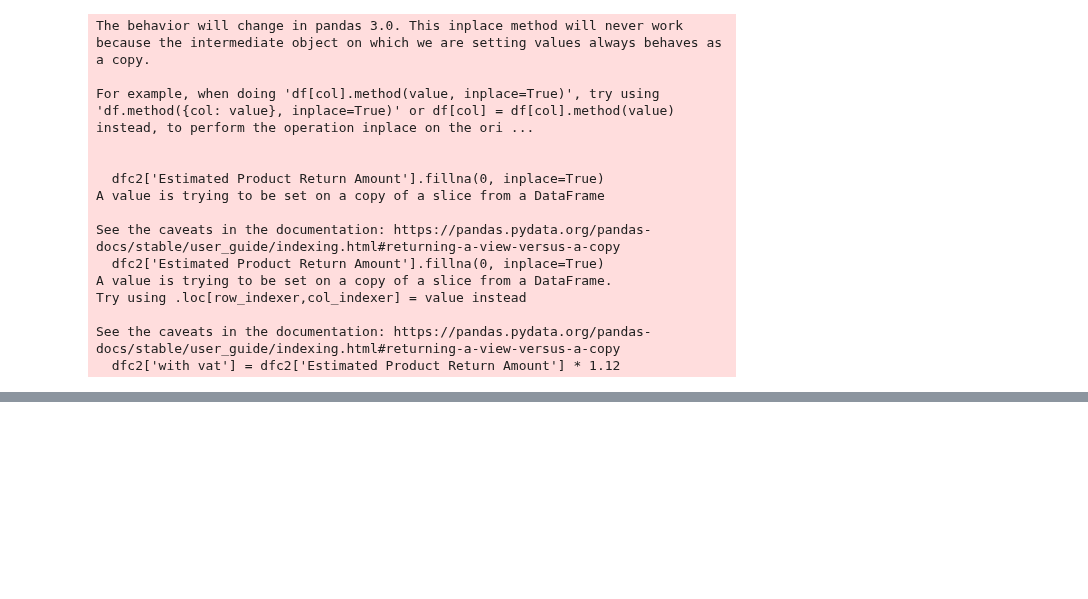
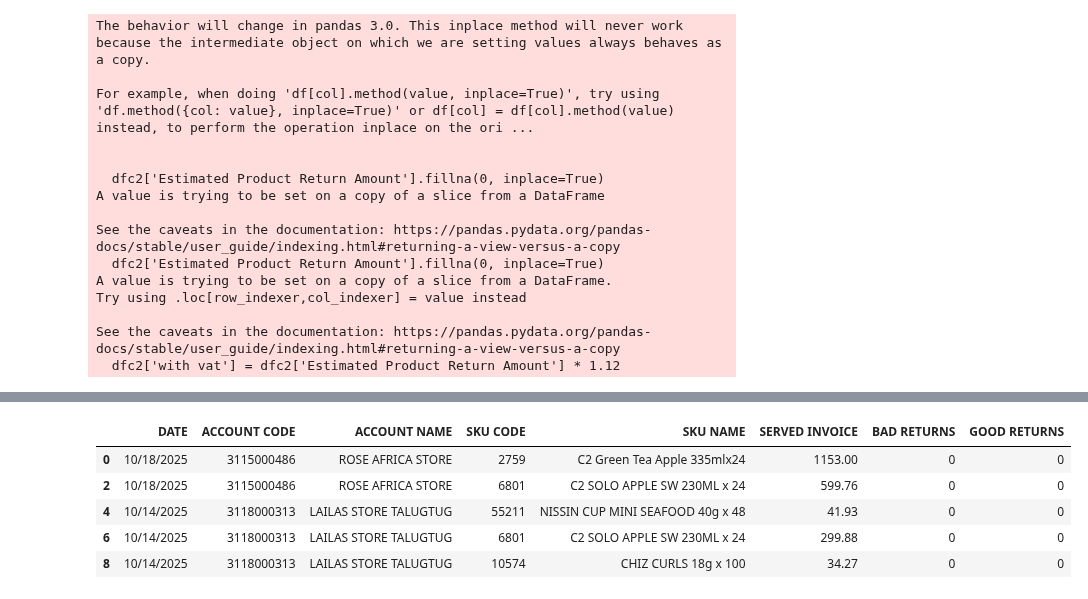
Before and after one commit to JoshiAO/KimNEA.ReportNotebook, a Jupyter notebook: Test - Notebook.ipynb, the cells around one changed output, grey strips where cells are left out. Cells and saved outputs as stored; diff of their text form; code cells hidden in the pictures; blank space fills up the shorter version.

```diff
--- a/Test - Notebook.ipynb
+++ b/Test - Notebook.ipynb
@@ -170,0 +345,9 @@ export_net_inv.to_excel(full_path_net_inv, index=False)
+# %%
+inv_f.head()
+# %% [output]
+|  | DATE | ACCOUNT CODE | ACCOUNT NAME | SKU CODE | SKU NAME | SERVED INVOICE | BAD RETURNS | GOOD RETURNS |
+| 0 | 10/18/2025 | 3115000486 | ROSE AFRICA STORE | 2759 | C2 Green Tea Apple 335mlx24 | 1153.00 | 0 | 0 |
+| 2 | 10/18/2025 | 3115000486 | ROSE AFRICA STORE | 6801 | C2 SOLO APPLE SW 230ML x 24 | 599.76 | 0 | 0 |
+| 4 | 10/14/2025 | 3118000313 | LAILAS STORE TALUGTUG | 55211 | NISSIN CUP MINI SEAFOOD 40g x 48 | 41.93 | 0 | 0 |
+| 6 | 10/14/2025 | 3118000313 | LAILAS STORE TALUGTUG | 6801 | C2 SOLO APPLE SW 230ML x 24 | 299.88 | 0 | 0 |
+| 8 | 10/14/2025 | 3118000313 | LAILAS STORE TALUGTUG | 10574 | CHIZ CURLS 18g x 100 | 34.27 | 0 | 0 |
```
Also changed, not shown: parts of 15 cells of this notebook, 2 other files.
